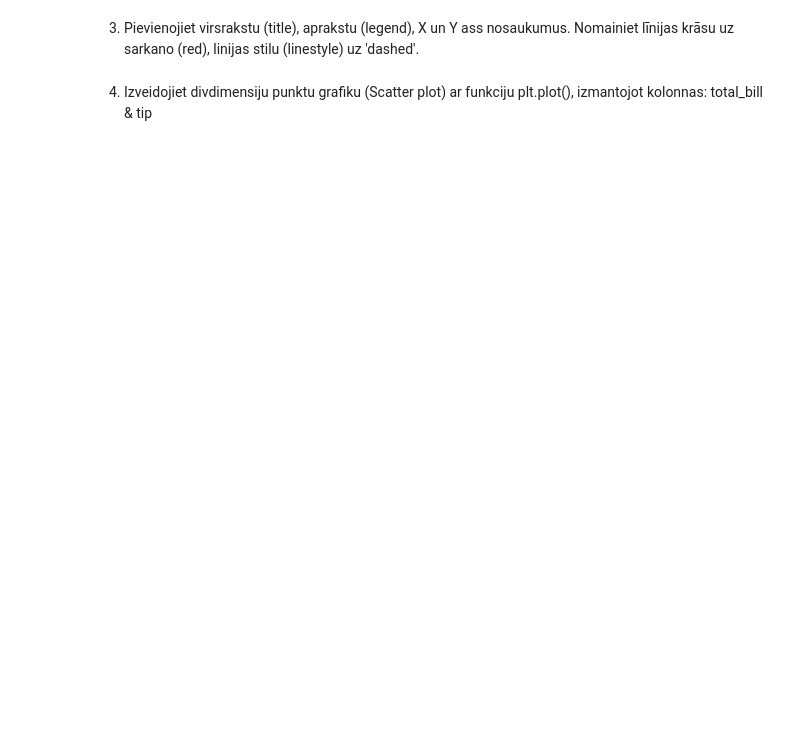
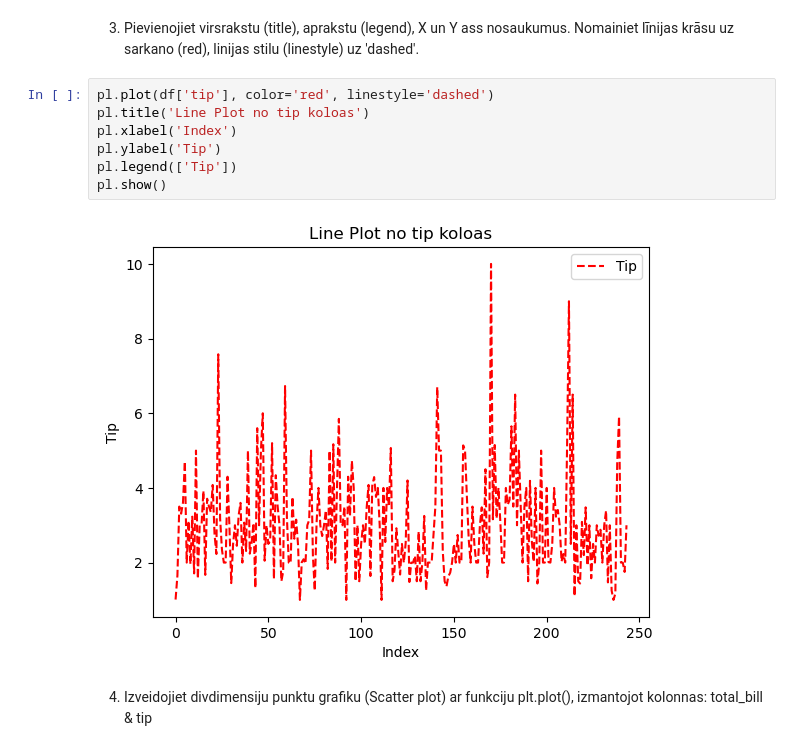
Before and after one commit to grauziitisos/t, a Jupyter notebook: 04 Matplotlib. Uzdevums.ipynb, the cells around one changed output. Cells and saved outputs as stored; diff of their text form; blank space fills up the shorter version.

```diff
--- a/04 Matplotlib. Uzdevums.ipynb
+++ b/04 Matplotlib. Uzdevums.ipynb
@@ -12,4 +20,13 @@ df = p
 # %% [markdown]
 3. Pievienojiet virsrakstu (title), aprakstu (legend), X un Y ass nosaukumus. Nomainiet līnijas krāsu uz sarkano (red), linijas stilu (linestyle) uz 'dashed'.
+# %%
+pl.plot(df['tip'], color='red', linestyle='dashed')
+pl.title('Line Plot no tip koloas')
+pl.xlabel('Index')
+pl.ylabel('Tip')
+pl.legend(['Tip'])
+pl.show()
+# %% [output]
+[figure, added]
 # %% [markdown]
 4. Izveidojiet divdimensiju punktu grafiku (Scatter plot) ar funkciju plt.plot(), izmantojot kolonnas: total_bill & tip
```
Also changed, not shown: parts of 6 cells of this notebook.
